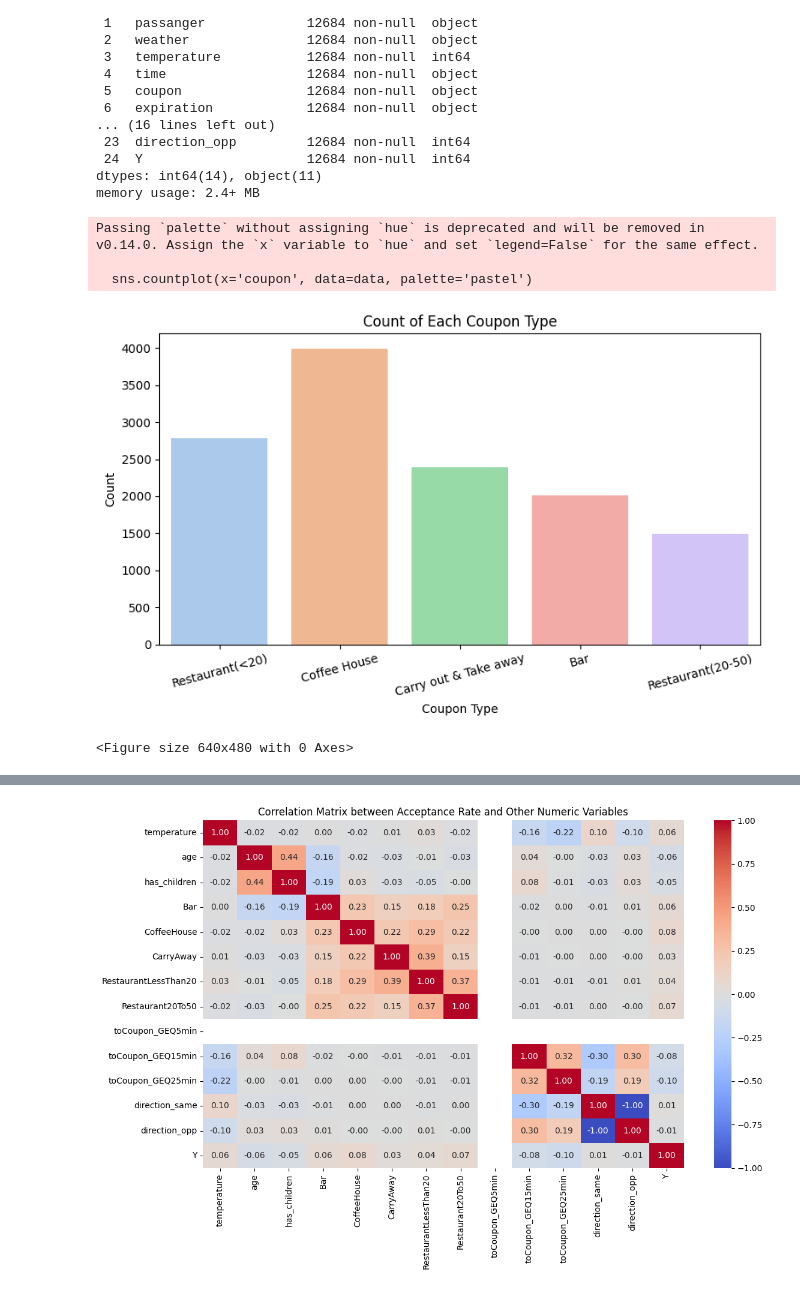
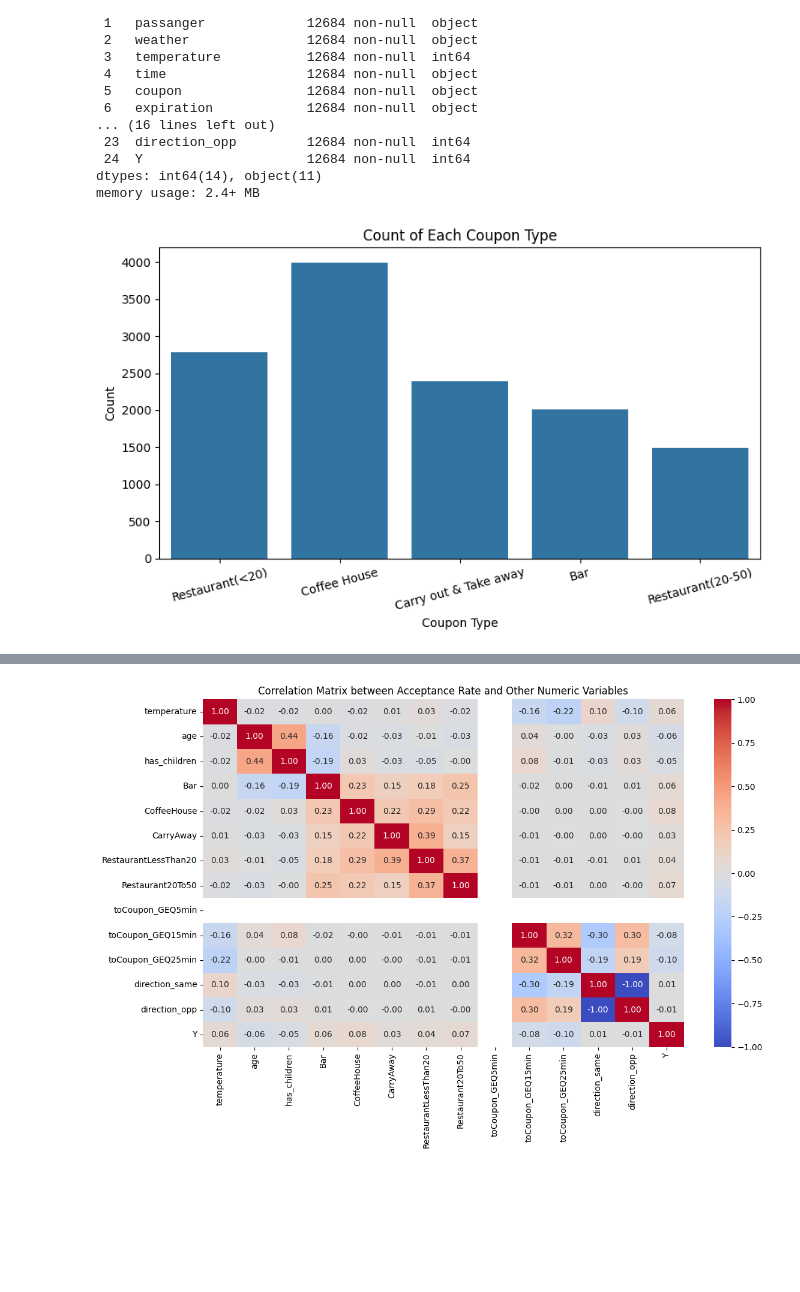
Before and after one commit to rajkrrsingh/Coupon-Acceptance-Analysis, a Jupyter notebook: prompt.ipynb, the cells around one changed output, grey strips where cells are left out. Cells and saved outputs as stored; diff of their text form; code cells hidden in the pictures; blank space fills up the shorter version.

Commit message:
update findings and conclusion, removed warning

```diff
--- a/prompt.ipynb
+++ b/prompt.ipynb
@@ -117,8 +117,9 @@ data[cols_to_fill] = data[cols_to_fill].fillna('never')
 
 #data.isnull().sum()
 ## replace the values with numeric values
-data = data.replace({'never': 0,'less1': 0,'1~3': 2,'4~8': 6,'gt8': 8})
-data = data.infer_objects(copy=False)
+# Set option to avoid FutureWarning about downcasting
+pd.set_option('future.no_silent_downcasting', True)
+data = data.replace({'never': 0,'less1': 0,'1~3': 2,'4~8': 6,'gt8': 8}).infer_objects(copy=False)
 
 ## replace the age values with numeric values
 data['age'] = data['age'].replace({'below21': 20,'50plus': 50})
@@ -385,24 +383,21 @@ memory usage: 2.4+ MB
 # %%
 coupon_type = data['coupon'].value_counts().reset_index()
 used_coupons = data[data['Y'] == 1]
 used_coupon_type = used_coupons['coupon'].value_counts().reset_index().sort_index(ascending = True)
 
 
 plt.figure(figsize=(8, 5))
-sns.countplot(x='coupon', data=data, palette='pastel')
+sns.countplot(x='coupon', data=data)
 plt.title('Count of Each Coupon Type')
 plt.xlabel('Coupon Type')
 plt.ylabel('Count')
 plt.xticks(rotation=15)
 plt.tight_layout()
+
+plt.savefig('images/coupon_type_count.png')
 plt.show()
-plt.savefig('images/coupon_type_count.png')
 # %% [output]
-Passing `palette` without assigning `hue` is deprecated and will be removed in v0.14.0. Assign the `x` variable to `hue` and set `legend=False` for the same effect.
-
-  sns.countplot(x='coupon', data=data, palette='pastel')
-[figure, old version]
+[figure, new version]
-<Figure size 640x480 with 0 Axes>
 # %%
 #find out the acceptance rate of coupon by occupation
 coupon_acceptance_rate = data.groupby('occupation')['Y'].mean()
```
Also changed, not shown: parts of 9 cells of this notebook, 9 other files.
